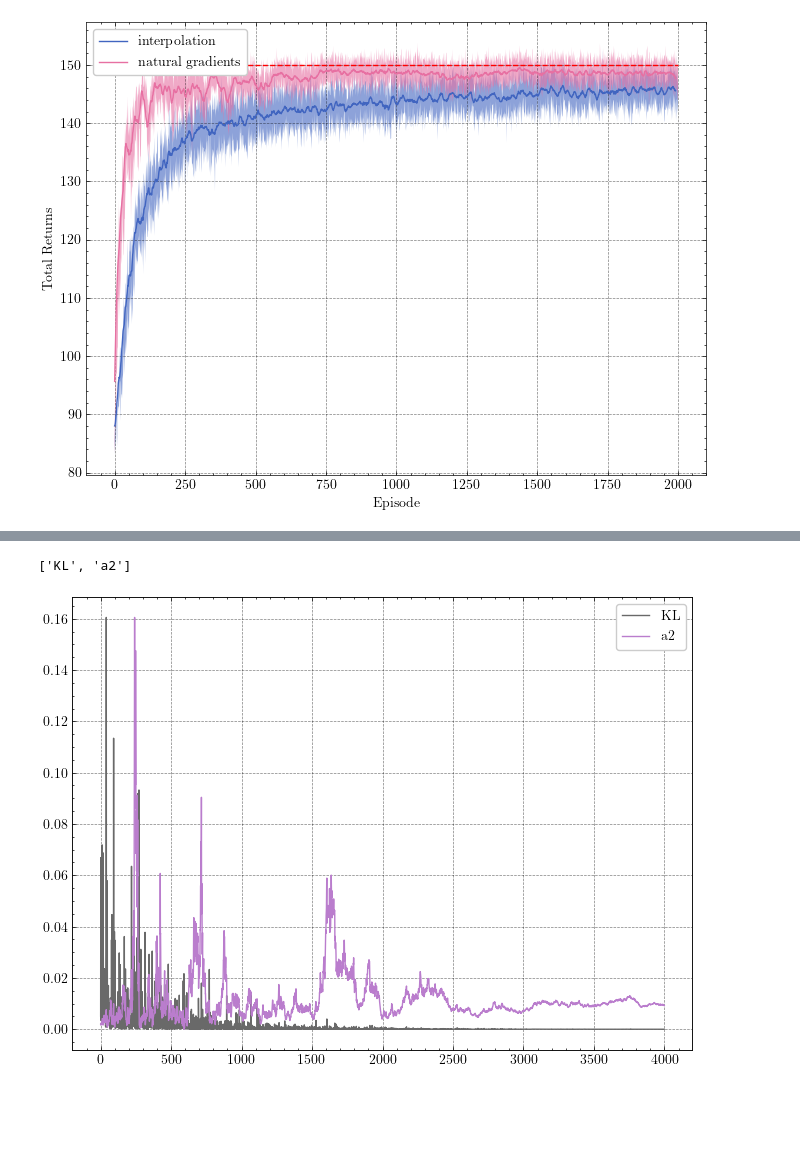
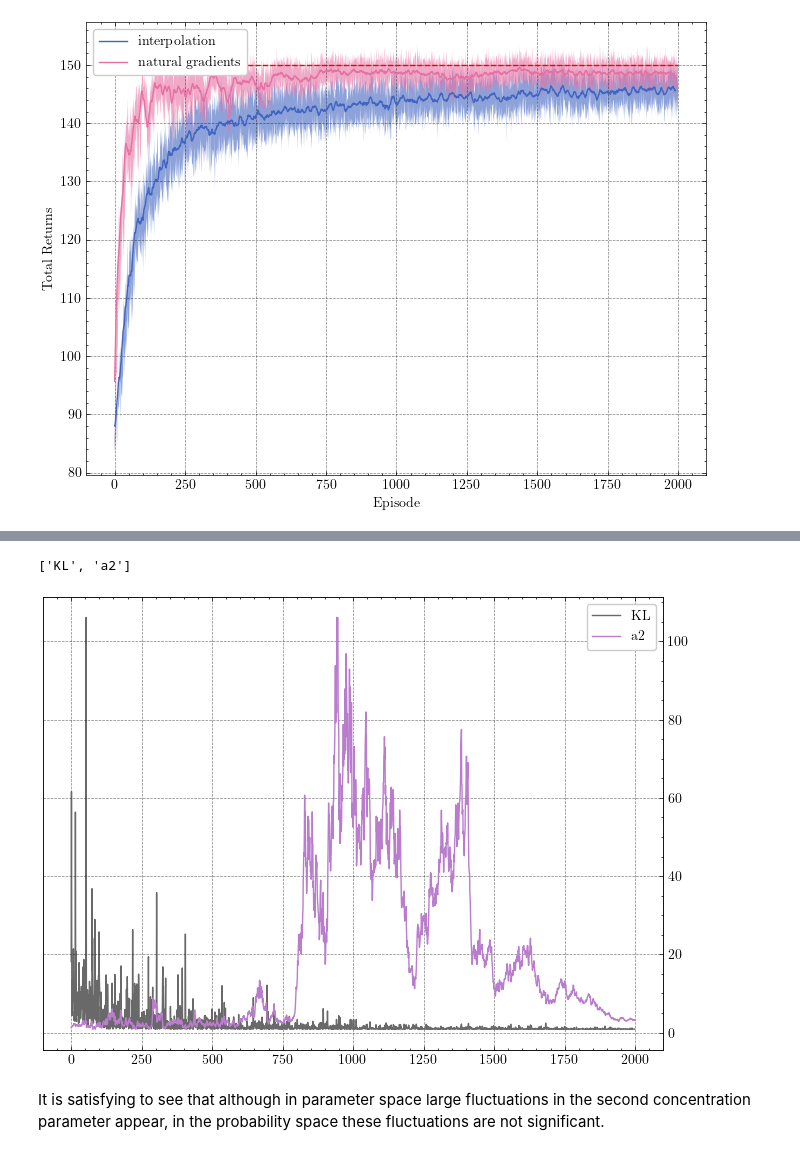
Before and after one commit to mjhoshea/portfolio-optimisation, a Jupyter notebook: notebooks/ch4/dirichlet_policy_with_ng.ipynb, the cells around one changed output, grey strips where cells are left out. Cells and saved outputs as stored; diff of their text form; code cells hidden in the pictures; blank space fills up the shorter version.

```diff
--- a/notebooks/ch4/dirichlet_policy-advanced.ipynb
+++ b/notebooks/ch4/dirichlet_policy_with_ng.ipynb
@@ -113,7 +123,7 @@ class DirichletPolicy:
         elif self._parameterisation == 'exp':
             return np.exp(X@self.θ)
         elif self._parameterisation == 'softplus':
-            return np.log((1+1e-10) + np.exp(X@self.θ) )
+            return np.log((1+1e-10) + np.exp(X@self.θ))
         else:
             raise ValueError('Invalid value for parameterisation.')
 
@@ -130,7 +140,7 @@ class DirichletPolicy:
             scale_β = max(abs(polygamma(1, a_n)))
             scale = .5*scale_α + .5*scale_β
         elif self._grad_adpt_mode == 'natural_gradient':
-            F = np.diag(polygamma(1, a_n)) -  polygamma(1, np.sum(a_n))*np.ones((3,3))
+            F = np.diag(polygamma(1, a_n)) -  polygamma(1, np.sum(a_n))*np.ones((self.n_assets,self.n_assets))
             F_inv = np.linalg.inv(F)
             return F_inv@g
         elif not self._grad_adpt_mode:
@@ -154,9 +166,11 @@ class DirichletPolicy:
 # %%
 class Harness:
 
-    def __init__(self, env, policy):
+    def __init__(self, env, policy, n_eps=50):
         self._env = env
         self._policy = policy
+        self._n_eps = n_eps
+        self._optimal_val = max(env.μ)*n_eps
 
         self.hist = {
             'states': [],
@@ -181,7 +195,7 @@ class Harness:
         rewards = []
         states = []
 
-        for i in range(50):
+        for i in range(self._n_eps):
 
 
             X = np.eye(self._policy.n_assets)
@@ -225,7 +239,7 @@ class Harness:
         plt.ylabel('Total Returns')
         plt.xlabel('Episode')
 #         plt.plot(np.arange(eps), self.hist['best_ep_rewards'])
-        plt.hlines(150, 0, eps-(window-1), linestyles='dashed', colors='red')
+        plt.hlines(self._optimal_val, 0, eps-(window-1), linestyles='dashed', colors='red')
 
     def plot_weights_vs_ep(self, eps):
         av_weights = np.array(self.hist['ws']).mean(axis=1)
@@ -1060 +1005,13 @@ KL(Dir(w | \mathbf{a}) || Dir(w | \mathbf{b}) )
 $$
+# %%
+env = GenerativeMarketEnv([1, 3, 1], [[.1, 0, 0], [0, .1, 0], [0, 0, .1] ])
+policy = DirichletPolicy(
+    3,  α=6e-2, α_end=8e-4, start_ep=300,
+        α_decay_steps=1000, γ=0.6,
+    grad_adpt_mode='natural_gradient', returns_adpt_mode='both',
+    parameterisation='softplus'
+)
+harness = Harness(env, policy)
+eps = 2000
+harness.train(num_episodes=eps)
+harness.plot_smooth_rewards(eps, window=1)
@@ -1161,28 +1040,30 @@ Text(0, 0.5, 'KL')
 # %%
 fig, ax_left = plt.subplots(figsize=(8, 6), dpi=100)
 ax_right = ax_left.twinx()
 
 
 
-
-a2 = np.array(harness.hist['a_ns'])[:, 1]
-
+a2 = np.array(harness.hist['a_ns'])[:,1]
 
 # ax_left.plot(np.arange(3999), kl_div, label='KL', color='#5ac3be')
-lns1 = ax_left.plot(np.arange(3999), kl_div, label='KL', color='#696969')
+lns1 = ax_left.plot(np.arange(1999), kl_div, label='KL', color='#696969')
 
 # Hide axes ticks
 
-ax_right.set_yticks([])
-lns2 = ax_right.plot(np.arange(4000), a2, label='a2', linestyle='-', color='#ba7dcd')
+ax_left.set_yticks([])
+lns2 = ax_right.plot(np.arange(2000), a2, label='a2', linestyle='-', color='#ba7dcd')
 
 lns = lns1+lns2
 labs = [l.get_label() for l in lns]
 plt.legend(lns, labs)
 print(labs)
 
 # ax_left.legend()
 # ax_right.legend()
+
+plt.savefig('./report_images/kl_div')
 # %% [output]
 ['KL', 'a2']
-[figure, old version]
+[figure, new version]
+# %% [markdown]
+It is satisfying to see that although in parameter space large fluctuations in the second concentration parameter appear, in the probability space these fluctuations are not significant.
```
Also changed, not shown: parts of 52 cells of this notebook, 45 other files.
